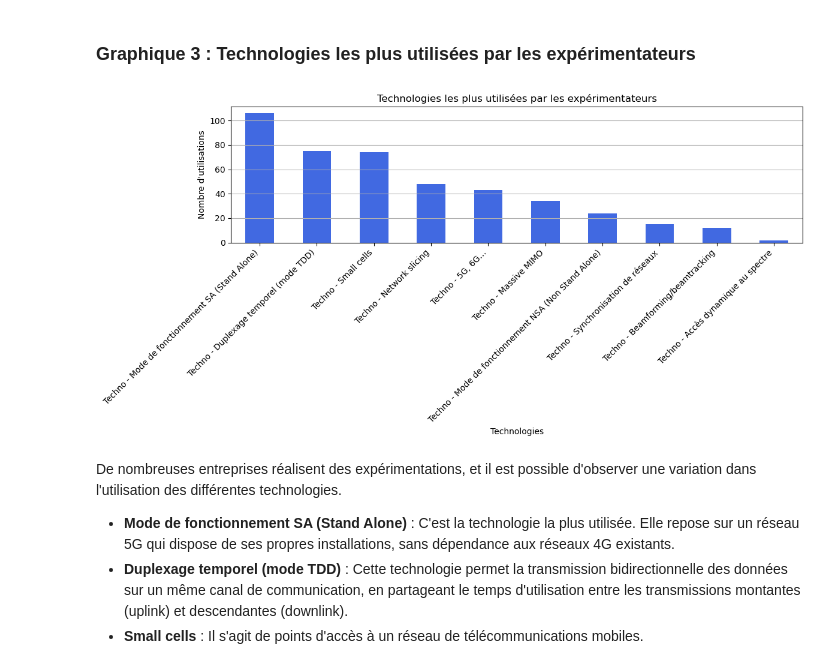
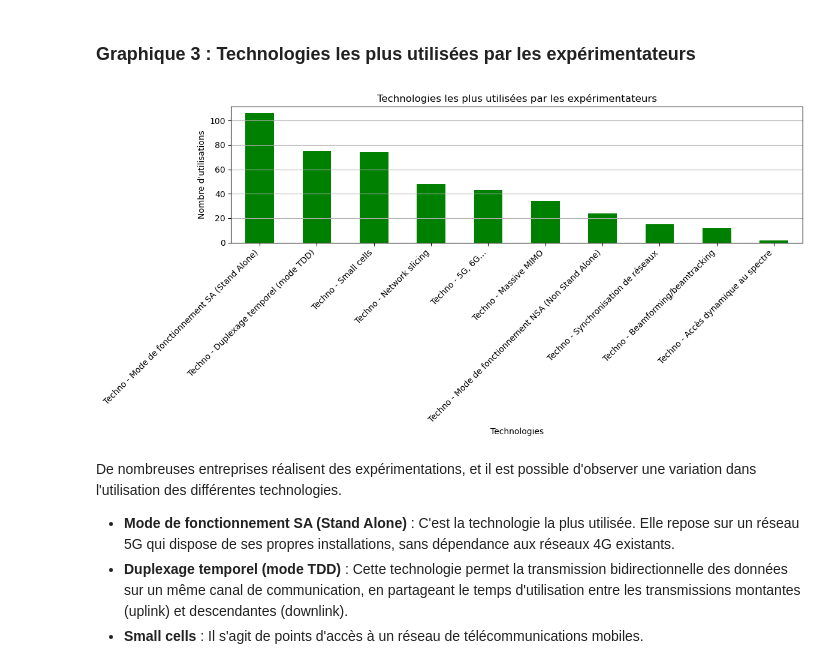
Before and after one commit to Leocqrl/SAE15, a Jupyter notebook: Bilan.ipynb, the cells around one changed output. Drawn from its saved outputs; the diff is of its cells as text; code cells hidden in the pictures.

```diff
--- a/Bilan.ipynb
+++ b/Bilan.ipynb
@@ -65,18 +65,20 @@ import pandas as pd
 import matplotlib.pyplot as plt
 
 # Charger les données avec les paramètres spécifiques
-file_path = 'experimentations_5G.csv'
-data = pd.read_csv(file_path, encoding='cp1252', sep=';', quotechar='"')
+fichier = 'experimentations_5G.csv'
+donnée = pd.read_csv(fichier, encoding='cp1252', sep=';', quotechar='"')
+
 
 # Vérifier les colonnes disponibles
-print(data.columns)
+    # print(donnée)
 
 # Exemple : Compter le nombre d'expérimentations par région
-experiments_by_region = data['Région'].value_counts()
-
+experimentateur_region = donnée['Région'].value_counts()
+# l'option value_counts compte le nombre ou une valeur dans la serie Région se répéte.
+    # print(experimentateur_region)
 # Créer un histogramme
-plt.figure(figsize=(10, 6))
-experiments_by_region.plot(kind='bar', color='red')
+plt.figure(figsize=(10, 5))
+experimentateur_region.plot(kind='bar', color='red')
 plt.title('Nombre d\'expérimentations 5G par région')
 plt.xlabel('Région')
 plt.ylabel('Nombre d\'expérimentations')
@@ -172,35 +163,26 @@ Ces deux entreprises sont les plus présentes à l'échelle nationale.
 # %% [markdown]
 ### **Graphique 3 : Technologies les plus utilisées par les expérimentateurs**
 # %%
-import pandas as pd
-import matplotlib.pyplot as plt
-
-# Charger les données
-file_path = 'experimentations_5G.csv'  # Assurez-vous que le fichier est dans le même répertoire ou précisez son chemin complet
-data = pd.read_csv(file_path, encoding='cp1252', sep=';', quotechar='"')
-
 # Sélectionner les colonnes concernant les technologies
-tech_columns = [col for col in data.columns if 'Techno' in col]
-
+tech_colone = [col for col in donnée.columns if 'Techno' in col]
 # Compter le nombre d'expérimentateurs utilisant chaque technologie
-tech_usage = data[tech_columns].sum()
-
+tech_usage = donnée[tech_colone].sum()
+    # print(tech_usage)
 # Trier les technologies par utilisation
 tech_usage_sorted = tech_usage.sort_values(ascending=False)
 
-
 plt.figure(figsize=(12, 6))
-tech_usage_sorted.plot(kind='bar', color='royalblue')
+tech_usage_sorted.plot(kind='bar', color='green')
 plt.title('Technologies les plus utilisées par les expérimentateurs')
 plt.xlabel('Technologies')
 plt.ylabel("Nombre d'utilisations")
 plt.xticks(rotation=45, ha='right')
 plt.grid(axis='y')
 
-plt.tight_layout()
+plt.tight_layout() # fonction qui permet d'ajuster les graphique et les sous graphiques pour évité les chevauchement et d'avoir une meilleur présentation
 plt.show()
 # %% [output]
-[figure, old version]
+[figure, new version]
 # %% [markdown]
 De nombreuses entreprises réalisent des expérimentations, et il est possible d'observer une variation dans l'utilisation des différentes technologies.
 
```
Also changed, not shown: parts of 3 cells of this notebook.
